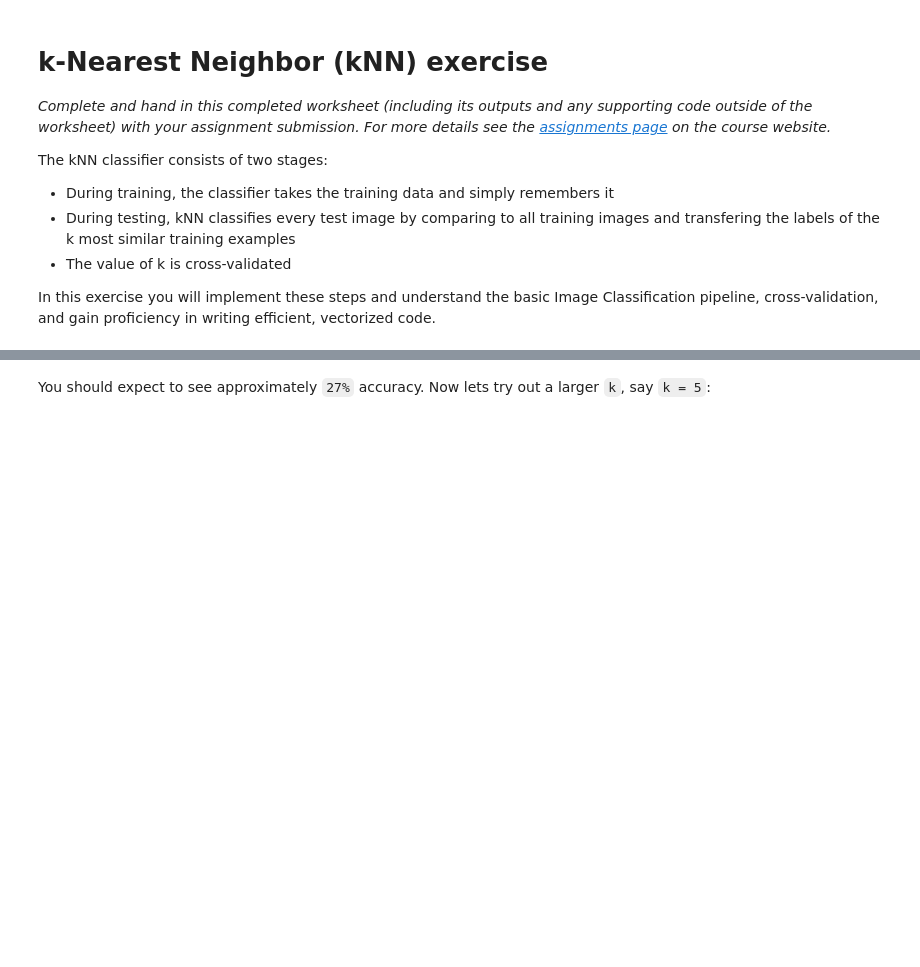
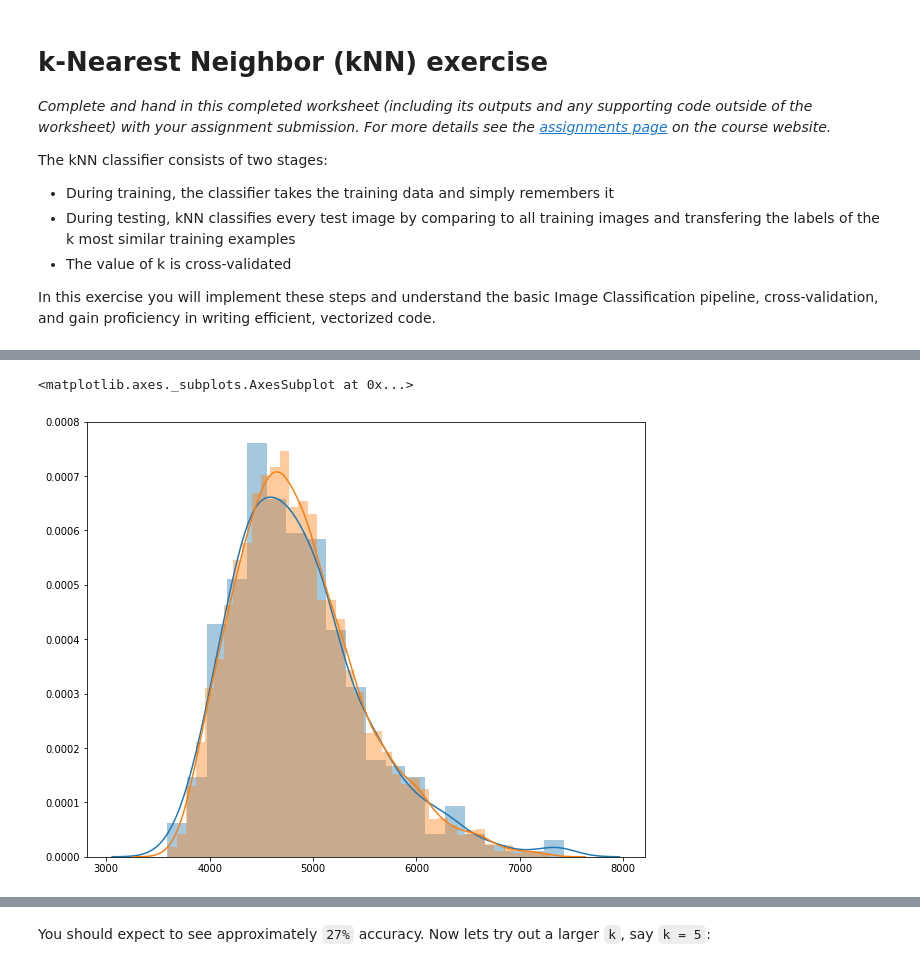
Before and after one commit to aduzhinskaya/cs231n, a Jupyter notebook: assignment1/knn.ipynb, the cells around one changed output, grey strips where cells are left out. Cells and saved outputs as stored; diff of their text form; code cells hidden in the pictures; blank space fills up the shorter version.

```diff
--- a/assignment1/knn.ipynb
+++ b/assignment1/knn.ipynb
@@ -153,3 +219,12 @@ print(dists.shape)
+# %%
+import seaborn as sns
+
+plt.rcParams['figure.figsize'] = (10.0, 8.0)
+sns.distplot(np.mean(dists, axis = 1))
+sns.distplot(np.mean(dists, axis = 0))
+# %% [output]
+<matplotlib.axes._subplots.AxesSubplot at 0x...>
+[figure, added]
 # %%
 # We can visualize the distance matrix: each row is a single test example and
 # its distances to training examples
```
Also changed, not shown: parts of 27 cells of this notebook, 1 other file.
